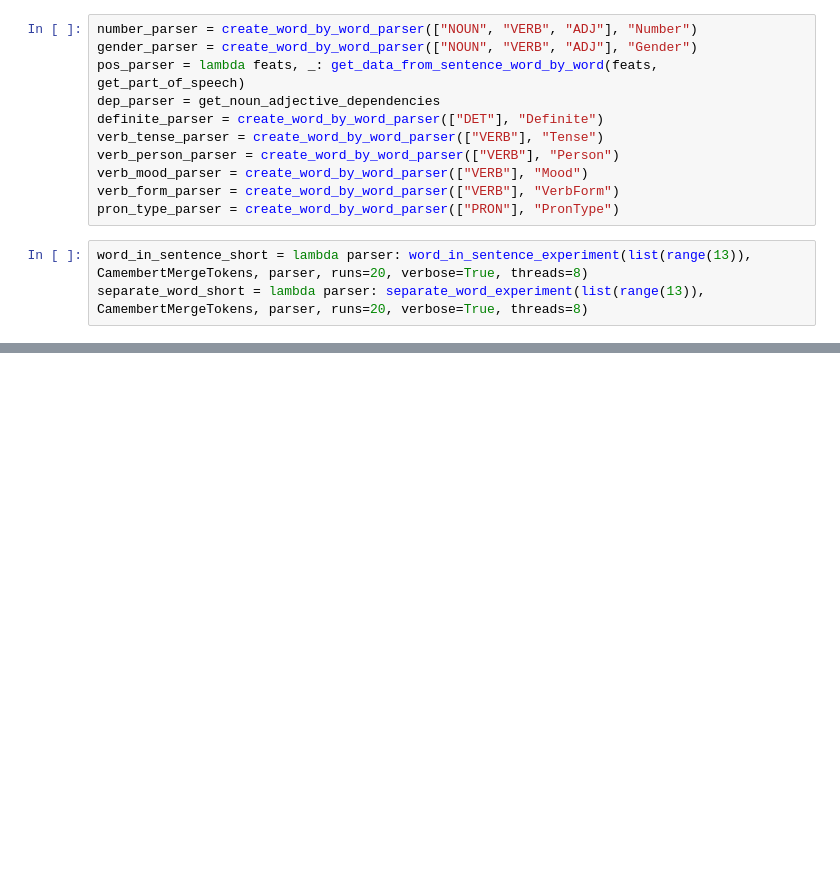
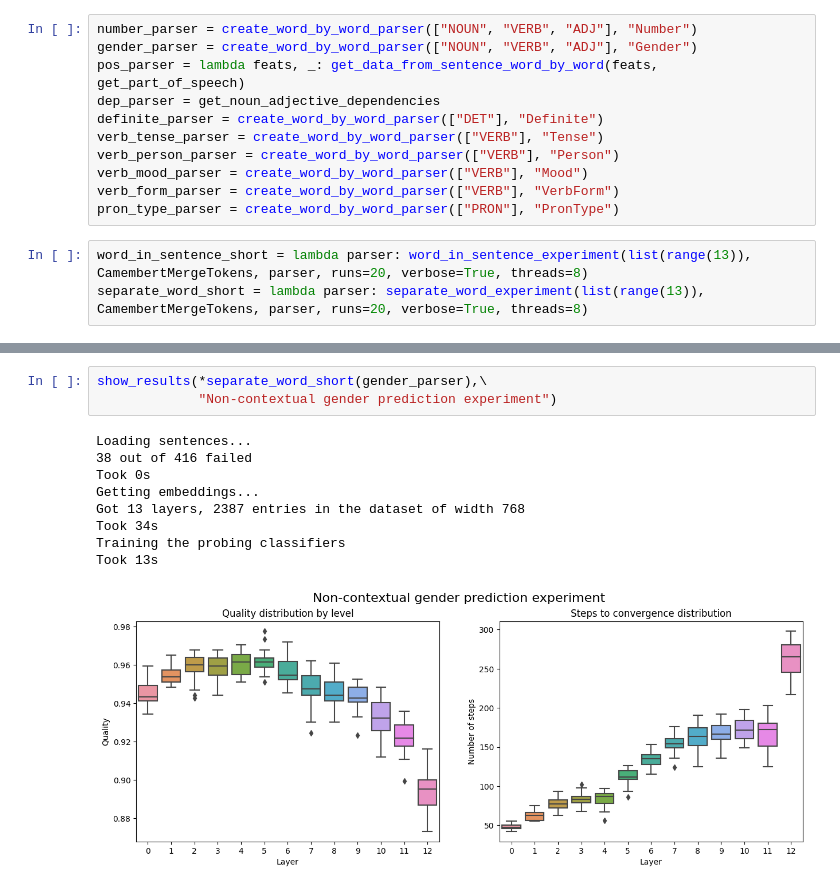
Before and after one commit to yulikdaniel/WordProbing, a Jupyter notebook: word_probing_bert.ipynb, the cells around one changed output, grey strips where cells are left out. Cells and saved outputs as stored; diff of their text form; blank space fills up the shorter version.

```diff
--- a/word_probing_bert.ipynb
+++ b/word_probing_bert.ipynb
@@ -661,0 +517,13 @@ Took 3s
+# %%
+show_results(*separate_word_short(gender_parser),\
+             "Non-contextual gender prediction experiment")
+# %% [output]
+Loading sentences...
+38 out of 416 failed
+Took 0s
+Getting embeddings...
+Got 13 layers, 2387 entries in the dataset of width 768
+Took 34s
+Training the probing classifiers
+Took 13s
+[figure, added]
```
Also changed, not shown: parts of 56 cells of this notebook.
